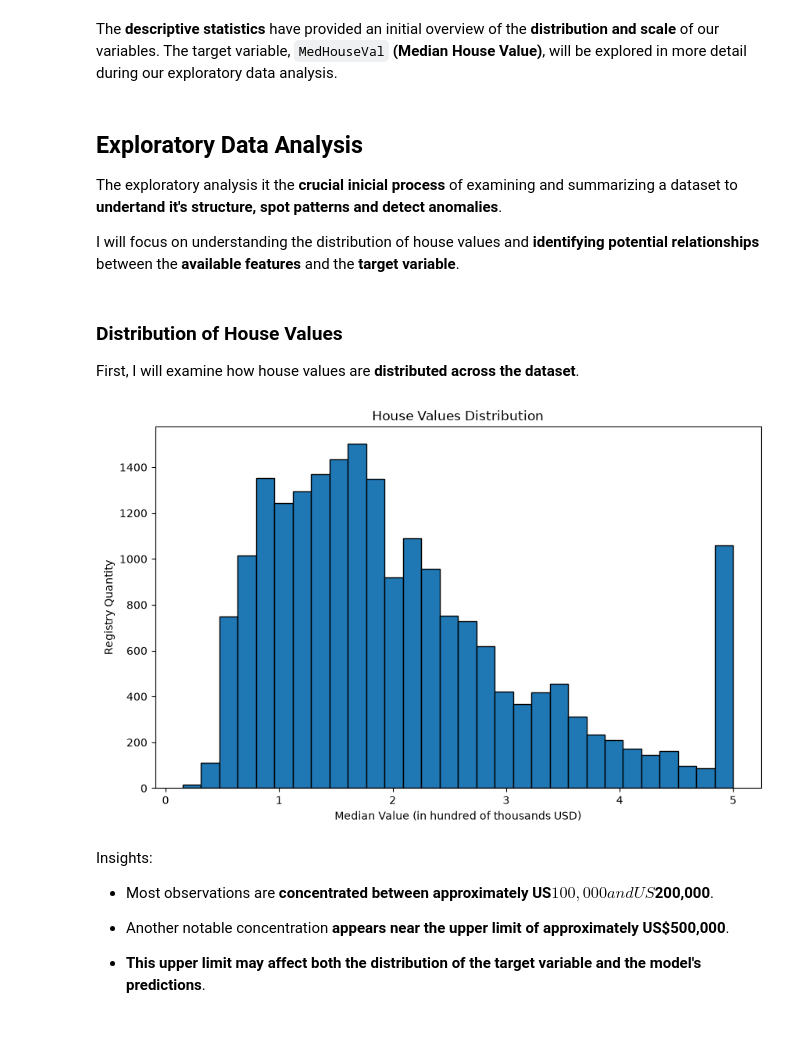
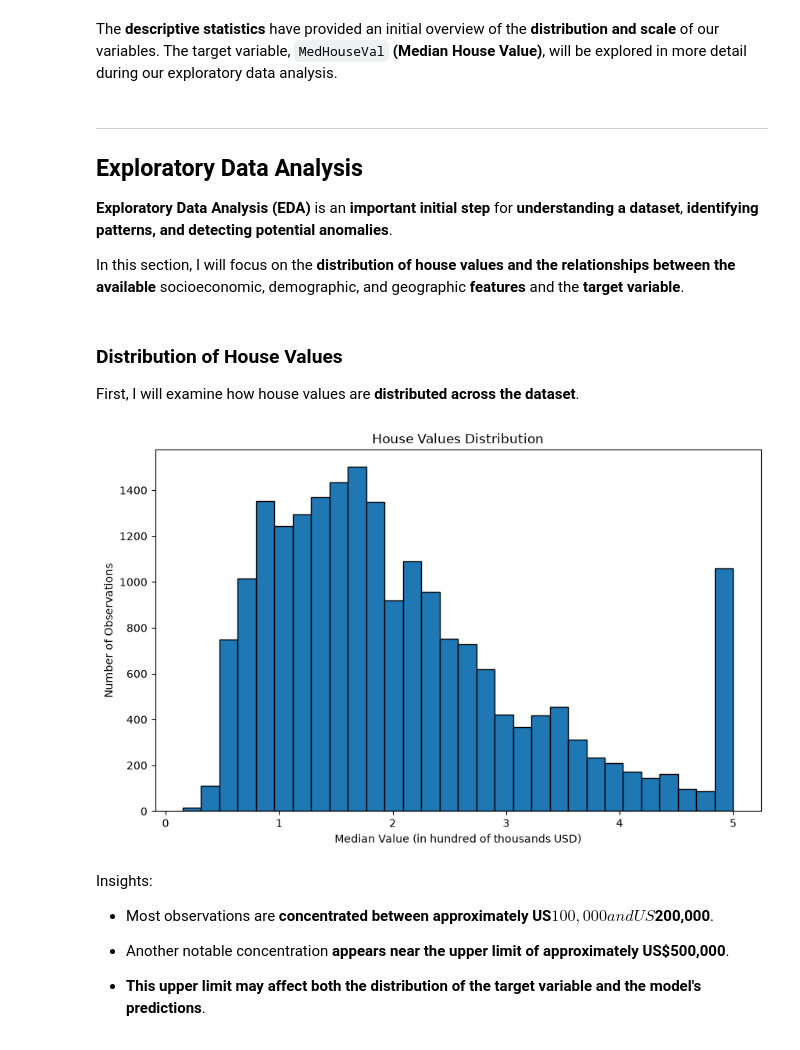
Before and after one commit to IsacFreitaas/real-estate-analytics-project, a Jupyter notebook: notebooks/1. EDA.ipynb, the cells around one changed output. Cells and saved outputs as stored; diff of their text form; code cells hidden in the pictures.

Commit message:
refactor: notebook structure

```diff
--- a/notebooks/1. EDA.ipynb
+++ b/notebooks/1. EDA.ipynb
@@ -92,11 +110,13 @@ df.describe()
 # %% [markdown]
 The **descriptive statistics** have provided an initial overview of the **distribution and scale** of our variables. The target variable, `MedHouseVal` **(Median House Value)**, will be explored in more detail during our exploratory data analysis.
 # %% [markdown]
+------
+
 ## Exploratory Data Analysis
 
-The exploratory analysis it the **crucial inicial process** of examining and summarizing a dataset to **undertand it's structure, spot patterns and detect anomalies**.
+**Exploratory Data Analysis (EDA)** is an **important initial step** for **understanding a dataset**, **identifying patterns, and detecting potential anomalies**.
 
-I will focus on understanding the distribution of house values and **identifying potential relationships** between the **available features** and the **target variable**.
+In this section, I will focus on the **distribution of house values and the relationships between the available** socioeconomic, demographic, and geographic **features** and the **target variable**.
 # %% [markdown]
 ### Distribution of House Values
 
@@ -104,15 +124,15 @@ First, I will examine how house values are **distributed across the dataset**.
 # %%
 plt.figure(figsize=(10, 6))
 
 plt.hist(df["MedHouseVal"], bins=30, edgecolor="black")
 
 plt.title("House Values Distribution")
 plt.xlabel("Median Value (in hundred of thousands USD)")
-plt.ylabel("Registry Quantity")
+plt.ylabel("Number of Observations")
 
 plt.show()
 # %% [output]
-[figure, old version]
+[figure, new version]
 # %% [markdown]
 Insights:
 
```
Also changed, not shown: parts of 16 cells of this notebook.
